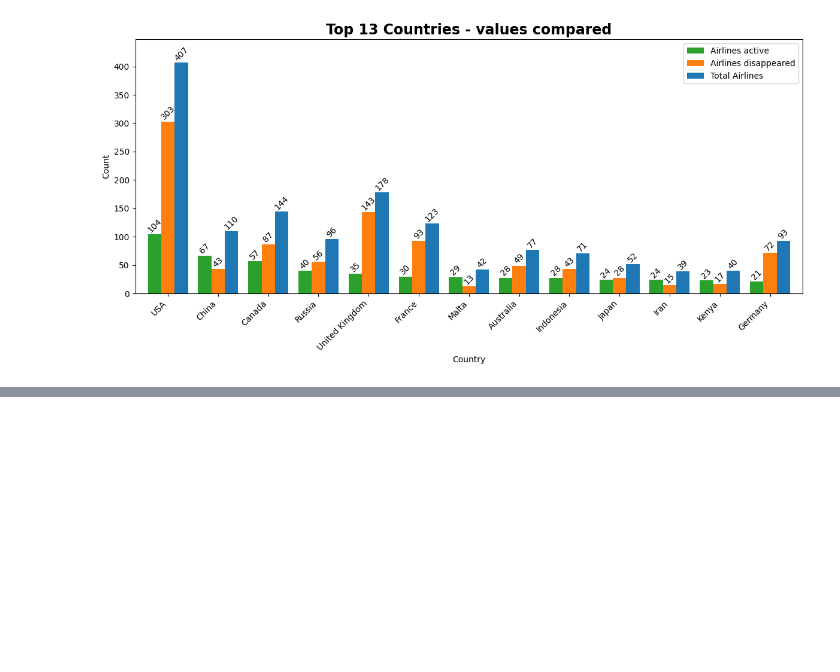
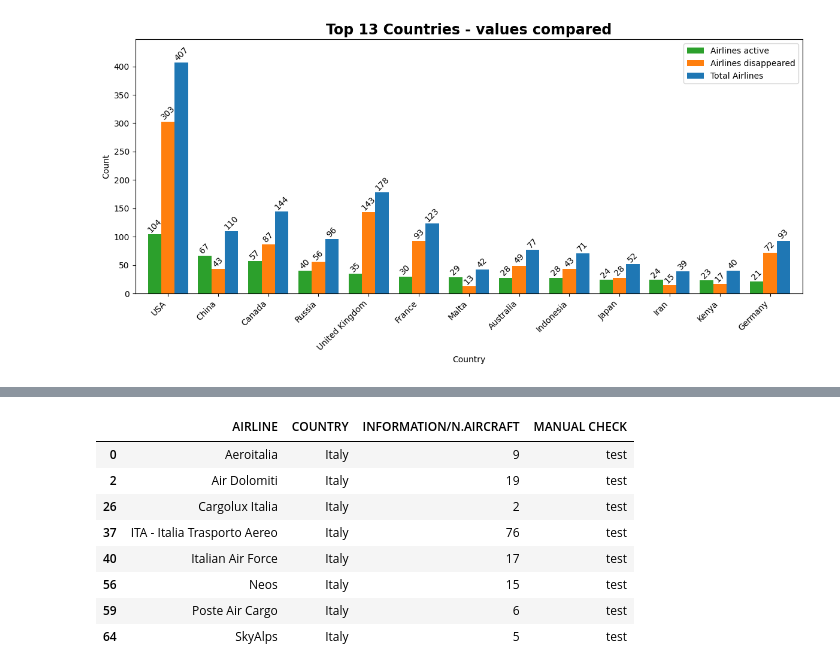
Before and after one commit to Laura1385/projectaircraft_api, a Jupyter notebook: main.ipynb, the cells around one changed output, grey strips where cells are left out. Drawn from its saved outputs; the diff is of its cells as text; code cells hidden in the pictures; blank space fills up the shorter version.

Commit message:
Added tests

```diff
--- a/main.ipynb
+++ b/main.ipynb
@@ -919,0 +948,5 @@ plt.show()
+# %%
+df_italy = pd.read_excel('outputs/airlines_Italy.xlsx')
+filtered_rows = df_italy[df_italy['INFORMATION/N.AIRCRAFT'].str.match(r'^\d+$')]
+print('Airlines in Italy:')
+print(filtered_rows)
@@ -919,0 +964,22 @@ plt.show()
+# %%
+filtered_rows['MANUAL CHECK'] = ''
+
+filtered_rows.at[filtered_rows.index[0], 'MANUAL CHECK'] = 'test'
+filtered_rows.at[filtered_rows.index[1], 'MANUAL CHECK'] = 'test'
+filtered_rows.at[filtered_rows.index[2], 'MANUAL CHECK'] = 'test'
+filtered_rows.at[filtered_rows.index[3], 'MANUAL CHECK'] = 'test'
+filtered_rows.at[filtered_rows.index[4], 'MANUAL CHECK'] = 'test'
+filtered_rows.at[filtered_rows.index[5], 'MANUAL CHECK'] = 'test'
+filtered_rows.at[filtered_rows.index[6], 'MANUAL CHECK'] = 'test'
+filtered_rows.at[filtered_rows.index[7], 'MANUAL CHECK'] = 'test'
+filtered_rows
+# %% [output]
+|  | AIRLINE | COUNTRY | INFORMATION/N.AIRCRAFT | MANUAL CHECK |
+| 0 | Aeroitalia | Italy | 9 | test |
+| 2 | Air Dolomiti | Italy | 19 | test |
+| 26 | Cargolux Italia | Italy | 2 | test |
+| 37 | ITA - Italia Trasporto Aereo | Italy | 76 | test |
+| 40 | Italian Air Force | Italy | 17 | test |
+| 56 | Neos | Italy | 15 | test |
+| 59 | Poste Air Cargo | Italy | 6 | test |
+| 64 | SkyAlps | Italy | 5 | test |
```
Also changed, not shown: parts of 70 cells of this notebook, 5 other files.
